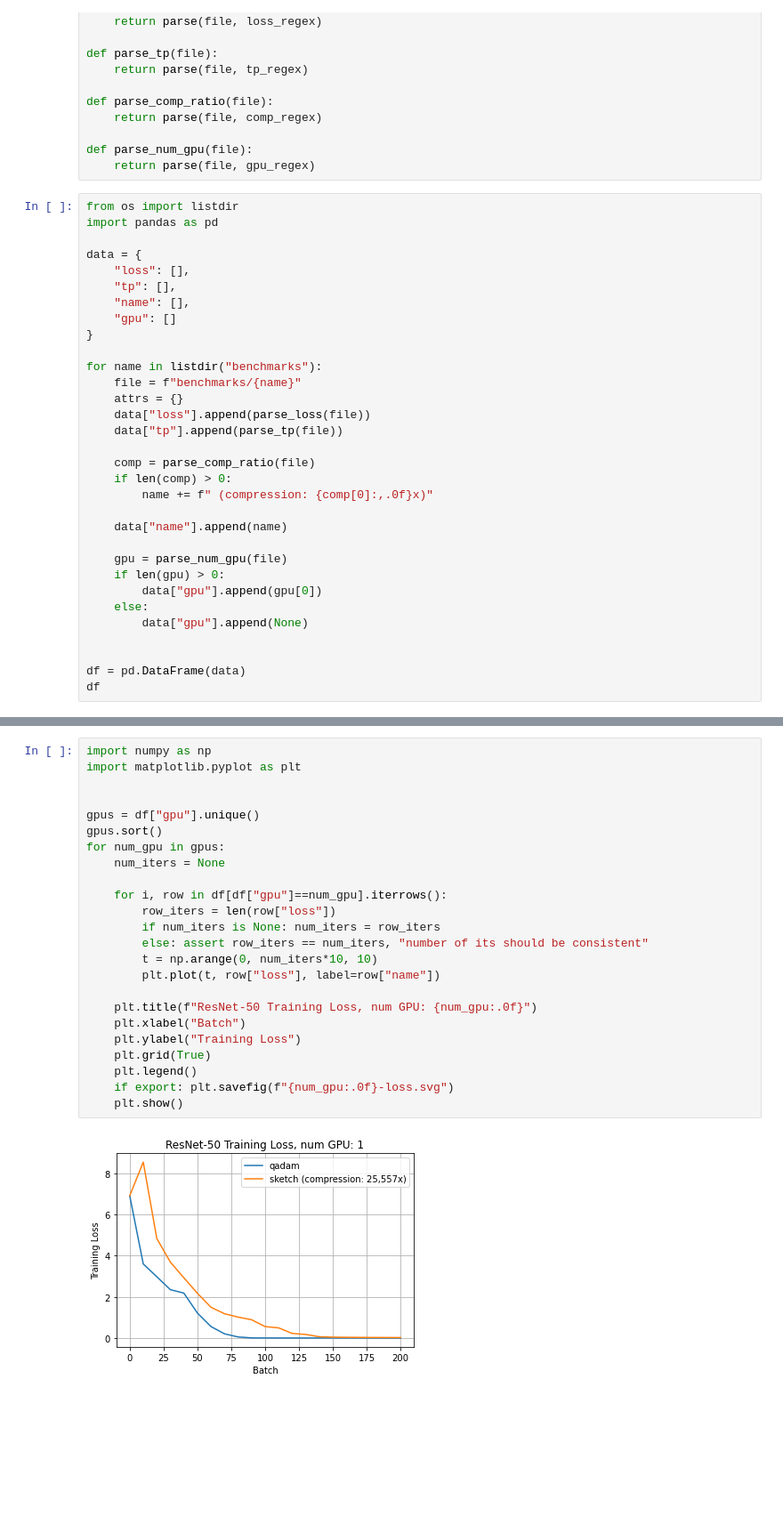
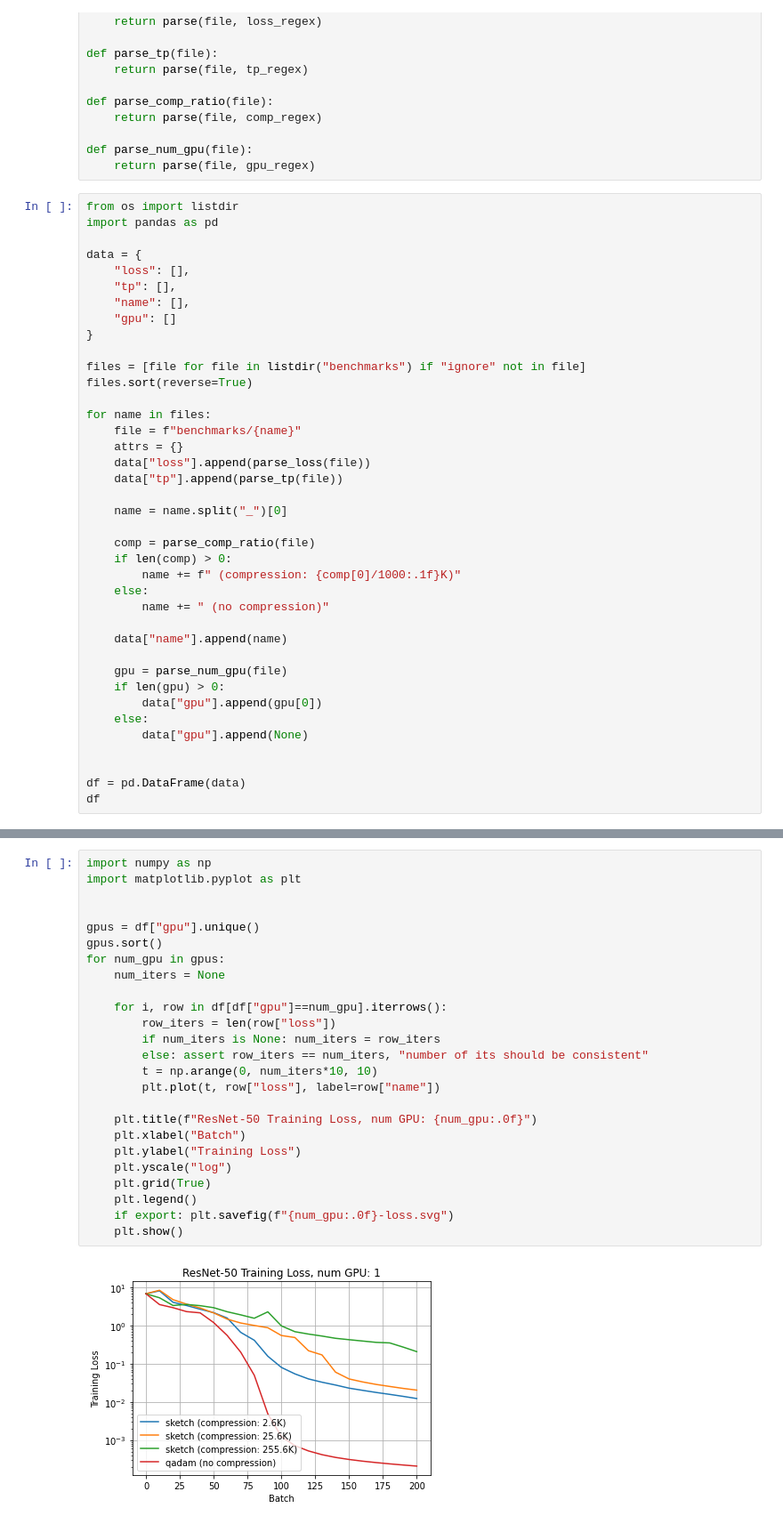
Before and after one commit to mmathys/bagua, a Jupyter notebook: plot/plot.ipynb, the cells around one changed output, grey strips where cells are left out. Shown at 89% size. Drawn from its saved outputs; the diff is of its cells as text; blank space fills up the shorter version.

Commit message:
added compression loss comparison

```diff
--- a/plot/plot.ipynb
+++ b/plot/plot.ipynb
@@ -38,15 +38,22 @@ data = {
     "gpu": []
 }
 
-for name in listdir("benchmarks"):
+files = [file for file in listdir("benchmarks") if "ignore" not in file]
+files.sort(reverse=True)
+
+for name in files:
     file = f"benchmarks/{name}"
     attrs = {}
     data["loss"].append(parse_loss(file))
     data["tp"].append(parse_tp(file))
 
+    name = name.split("_")[0]
+
     comp = parse_comp_ratio(file)
     if len(comp) > 0:
-        name += f" (compression: {comp[0]:,.0f}x)"
+        name += f" (compression: {comp[0]/1000:.1f}K)"
+    else:
+        name += " (no compression)"
 
     data["name"].append(name)
 
@@ -66,29 +75,30 @@ df
 # %%
 import numpy as np
 import matplotlib.pyplot as plt
 
 
 gpus = df["gpu"].unique()
 gpus.sort()
 for num_gpu in gpus:
     num_iters = None
 
     for i, row in df[df["gpu"]==num_gpu].iterrows():
         row_iters = len(row["loss"])
         if num_iters is None: num_iters = row_iters
         else: assert row_iters == num_iters, "number of its should be consistent"
         t = np.arange(0, num_iters*10, 10)
         plt.plot(t, row["loss"], label=row["name"])
 
     plt.title(f"ResNet-50 Training Loss, num GPU: {num_gpu:.0f}")
     plt.xlabel("Batch")
     plt.ylabel("Training Loss")
+    plt.yscale("log")
     plt.grid(True)
     plt.legend()
     if export: plt.savefig(f"{num_gpu:.0f}-loss.svg")
     plt.show()
 # %% [output]
-[figure, old version]
+[figure, new version]
 # %%
 t = np.arange(10, 110, 10)
 
```
Also changed, not shown: parts of 2 cells of this notebook, 3 other files.
